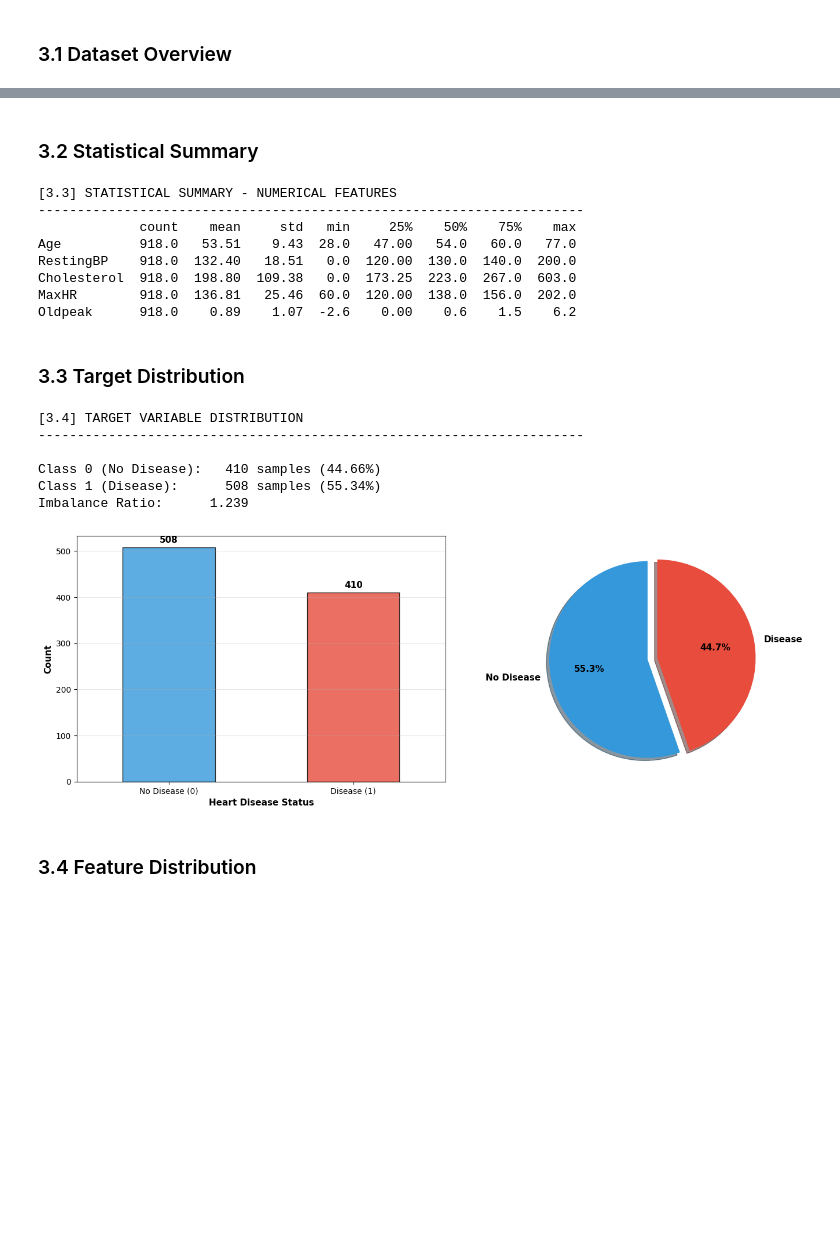
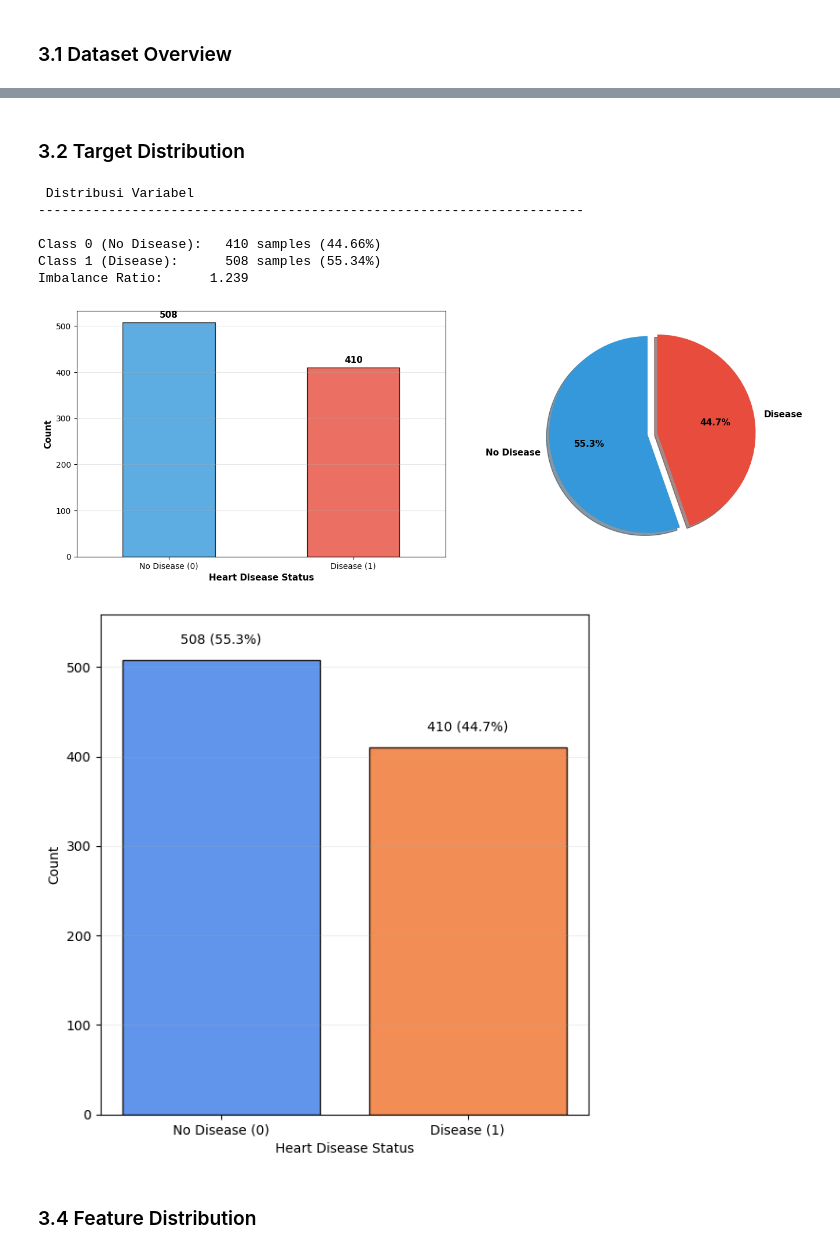
Before and after one commit to solonuansa/5th-semester-project, a Jupyter notebook: Jaringan Syaraf Tiruan/classification-fix.ipynb, the cells around one changed output, grey strips where cells are left out. Cells and saved outputs as stored; diff of their text form; code cells hidden in the pictures; blank space fills up the shorter version.

```diff
--- a/Jaringan Syaraf Tiruan/classification-fix.ipynb
+++ b/Jaringan Syaraf Tiruan/classification-fix.ipynb
@@ -207,22 +149,7 @@ dtype: object
-# %% [markdown]
-### 3.2 Statistical Summary
-# %%
-print("\n[3.3] STATISTICAL SUMMARY - NUMERICAL FEATURES")
-print("-"*70)
-print(df[NUMERIC_COLS].describe().T.round(2))
-# %% [output]
-[3.3] STATISTICAL SUMMARY - NUMERICAL FEATURES
-----------------------------------------------------------------------
-             count    mean     std   min     25%    50%    75%    max
-Age          918.0   53.51    9.43  28.0   47.00   54.0   60.0   77.0
-RestingBP    918.0  132.40   18.51   0.0  120.00  130.0  140.0  200.0
-Cholesterol  918.0  198.80  109.38   0.0  173.25  223.0  267.0  603.0
-MaxHR        918.0  136.81   25.46  60.0  120.00  138.0  156.0  202.0
-Oldpeak      918.0    0.89    1.07  -2.6    0.00    0.6    1.5    6.2
 # %% [markdown]
-### 3.3 Target Distribution
+### 3.2 Target Distribution
 # %%
-print("\n[3.4] TARGET VARIABLE DISTRIBUTION")
+print("\n Distribusi Variabel ")
 print("-"*70)
 
 target_counts = df[TARGET_COL].value_counts()
@@ -251,13 +178,57 @@ axes[1].pie(target_counts, labels=['No Disease', 'Disease'], autopct='%1.1f%%',
 plt.tight_layout()
 plt.show()
 # %% [output]
-[3.4] TARGET VARIABLE DISTRIBUTION
+ Distribusi Variabel
 ----------------------------------------------------------------------
 
 Class 0 (No Disease):   410 samples (44.66%)
 Class 1 (Disease):      508 samples (55.34%)
 Imbalance Ratio:      1.239
 [figure]
+# %%
+import matplotlib.pyplot as plt
+
+# =====================
+# BAR CHART DENGAN FORMAT: 50 (50%)
+# =====================
+
+fig, ax = plt.subplots(figsize=(6, 6))
+
+colors = ["#508AE9", "#F18242"]
+
+total = target_counts.values.sum()
+
+bars = ax.bar(
+    ['No Disease (0)', 'Disease (1)'],
+    target_counts.values,
+    color=colors,
+    edgecolor='black',
+    alpha=0.9
+)
+
+ax.set_xlabel('Heart Disease Status', fontsize=10)
+ax.set_ylabel('Count', fontsize=10)
+ax.grid(axis='y', alpha=0.2)
+
+# Supaya label tidak menabrak batas atas
+ax.set_ylim(0, max(target_counts.values) * 1.1)
+
+# Label: jumlah (persentase)
+for bar, value in zip(bars, target_counts.values):
+    percent = (value / total) * 100
+    ax.text(
+        bar.get_x() + bar.get_width() / 2,
+        value + max(target_counts.values) * 0.03,
+        f'{int(value)} ({percent:.1f}%)',
+        ha='center',
+        va='bottom',
+        fontsize=10
+    )
+
+plt.tight_layout()
+plt.show()
+# %% [output]
+[figure, added]
 # %% [markdown]
 ### 3.4 Feature Distribution
 # %%
```
Also changed, not shown: parts of 27 cells of this notebook.
